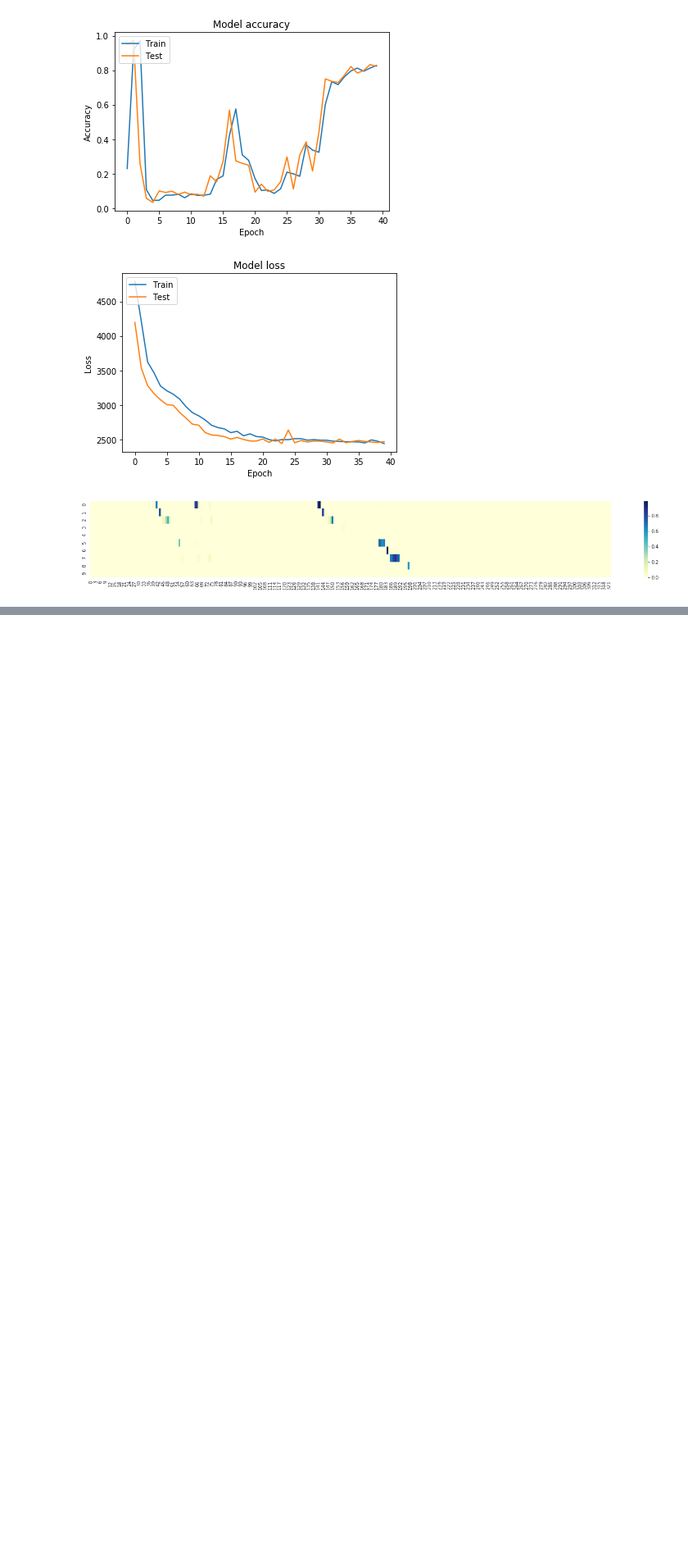
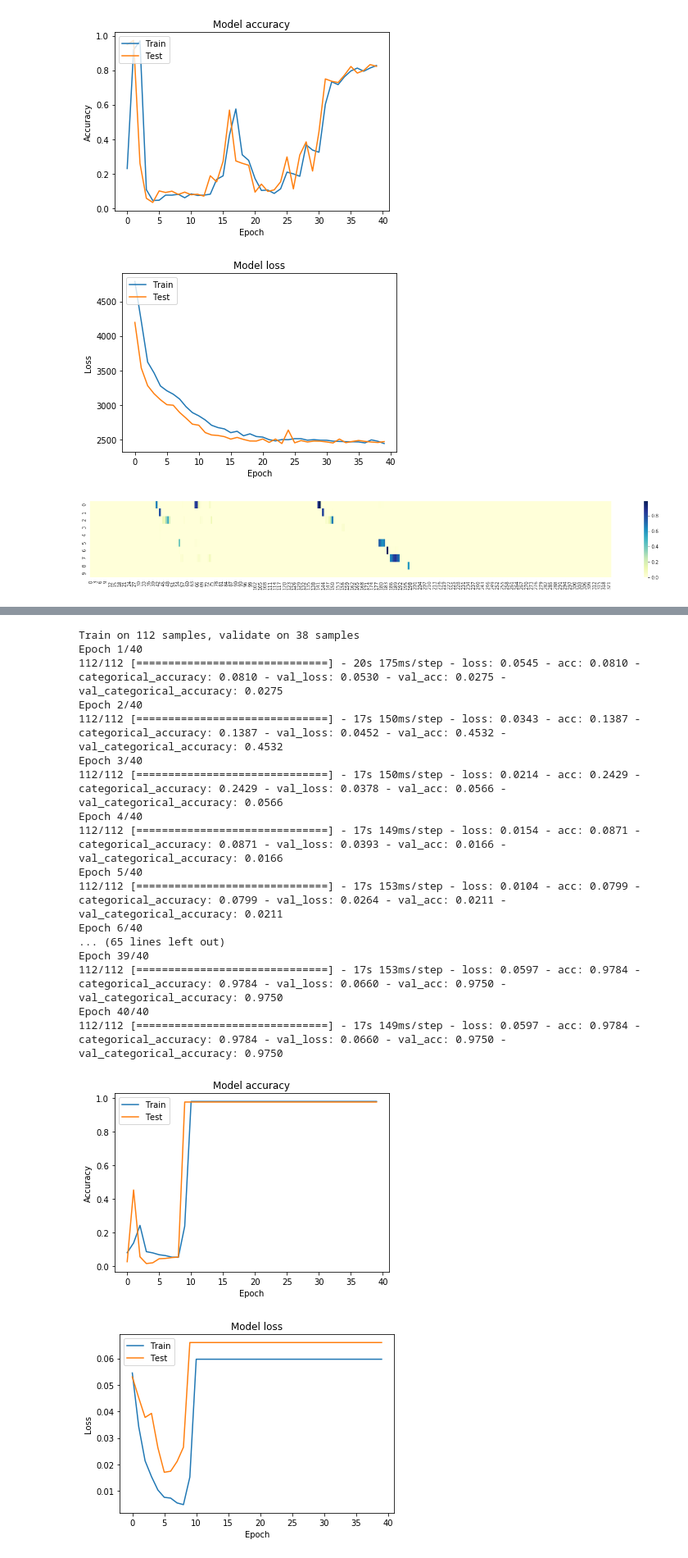
Before and after one commit to nemoware/analyser, a Jupyter notebook: augmentation_NER_Matcher_(TF).ipynb, the cells around one changed output, grey strips where cells are left out. Shown at 82% size. Saved outputs shown, nothing was run; the diff lists cells and outputs as text; code cells hidden in the pictures; blank space fills up the shorter version.

```diff
--- a/augmentation_NER_Matcher_(TF).ipynb
+++ b/augmentation_NER_Matcher_(TF).ipynb
@@ -870,0 +993,25 @@ Epoch 40/40
+# %%
+def build_lstm_simple_model(features):
+  # inputs:--------------------------------------------------------------------
+  text_input = Input(shape=[Хуй, ], dtype='string', name="text_input")
+  text_lengths = Input(batch_shape=[Хуй, 1], dtype='int32', name='text_lengths')
+  # ------------------------------------------------------------------- /inputs
+
+  _out = Lambda(get_embedings, elmo_output_shape, name="deeppavlov".upper())([text_input, text_lengths])
+  _out = get_conv_pool(_out, 'c3', n=3, feature_maps=features, activation='sigmoid')
+  _out = LSTM(features, return_sequences=True)(_out)
+  _out = BatchNormalization()(_out)
+  _out = get_conv_pool(_out, 'c4', n=3, feature_maps=features, activation='sigmoid')
+
+  model = Model(inputs=[text_input, text_lengths], outputs=_out)
+
+  adam = Adam(lr=0.05, beta_1=0.9, beta_2=0.999, epsilon=Хуй, decay=0.0, amsgrad=Хуй)
+  model.compile(loss='categorical_crossentropy', optimizer=adam, metrics=['accuracy', 'categorical_accuracy'])
+  model.summary()
+
+  return model
+# %%
+graph = tf.Graph()
+with graph.as_default():
+  elmo = hub.Module(module_url, trainable=False)
+  model = build_lstm_simple_model( np_LABELS.shape[-1] )
@@ -870,0 +1040,34 @@ Epoch 40/40
+# %%
+with graph.as_default():
+
+  with tf.Session() as sess:
+
+    K.set_session(sess)
+
+    for i in range(1):
+      history = model.fit([_TEXTS[5:], _LENS[5:] ], np_LABELS[5:], validation_split=0.25, epochs=EPOCHS, batch_size=30)
+      plot_training_history(history)
+      pred = model.predict([ [TEST_TOKENS, TEST_TOKENS], [len(TEST_TOKENS), len(TEST_TOKENS)] ])
+
+      plot_matrix(pred[0])
+#       color_matrix(pred[0], TEST_TOKENS)
+# %% [output]
+Train on 112 samples, validate on 38 samples
+Epoch 1/40
+112/112 [==============================] - 20s 175ms/step - loss: 0.0545 - acc: 0.0810 - categorical_accuracy: 0.0810 - val_loss: 0.0530 - val_acc: 0.0275 - val_categorical_accuracy: 0.0275
+Epoch 2/40
+112/112 [==============================] - 17s 150ms/step - loss: 0.0343 - acc: 0.1387 - categorical_accuracy: 0.1387 - val_loss: 0.0452 - val_acc: 0.4532 - val_categorical_accuracy: 0.4532
+Epoch 3/40
+112/112 [==============================] - 17s 150ms/step - loss: 0.0214 - acc: 0.2429 - categorical_accuracy: 0.2429 - val_loss: 0.0378 - val_acc: 0.0566 - val_categorical_accuracy: 0.0566
+Epoch 4/40
+112/112 [==============================] - 17s 149ms/step - loss: 0.0154 - acc: 0.0871 - categorical_accuracy: 0.0871 - val_loss: 0.0393 - val_acc: 0.0166 - val_categorical_accuracy: 0.0166
+Epoch 5/40
+112/112 [==============================] - 17s 153ms/step - loss: 0.0104 - acc: 0.0799 - categorical_accuracy: 0.0799 - val_loss: 0.0264 - val_acc: 0.0211 - val_categorical_accuracy: 0.0211
+Epoch 6/40
+... (65 lines left out)
+Epoch 39/40
+112/112 [==============================] - 17s 153ms/step - loss: 0.0597 - acc: 0.9784 - categorical_accuracy: 0.9784 - val_loss: 0.0660 - val_acc: 0.9750 - val_categorical_accuracy: 0.9750
+Epoch 40/40
+112/112 [==============================] - 17s 149ms/step - loss: 0.0597 - acc: 0.9784 - categorical_accuracy: 0.9784 - val_loss: 0.0660 - val_acc: 0.9750 - val_categorical_accuracy: 0.9750
+[figure, added]
+[figure, added]
```
Also changed, not shown: parts of 44 cells of this notebook.
